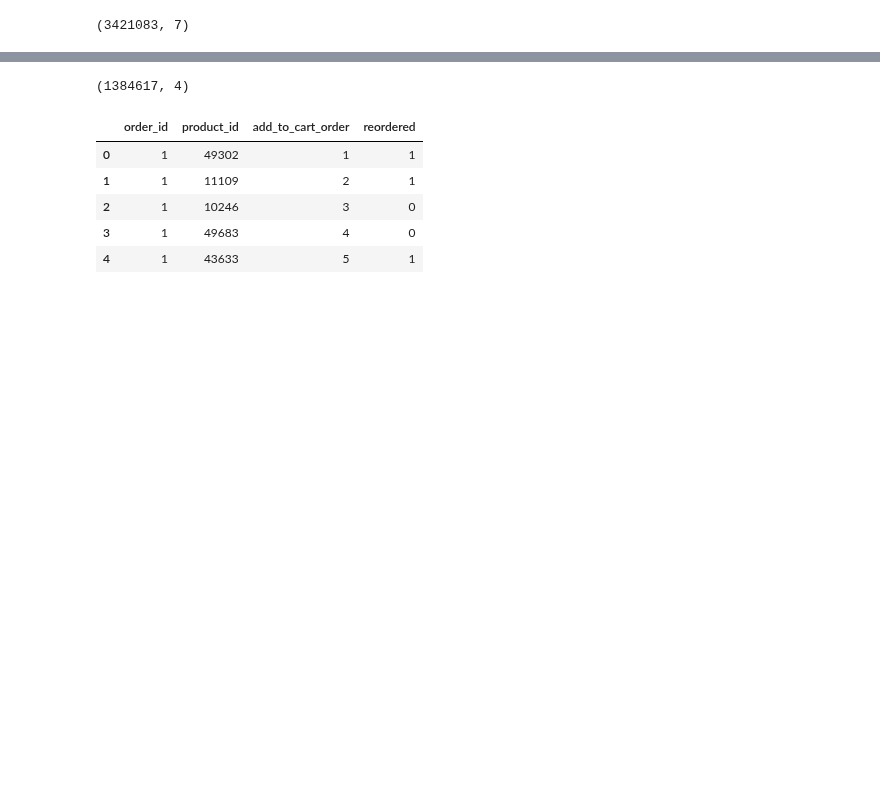
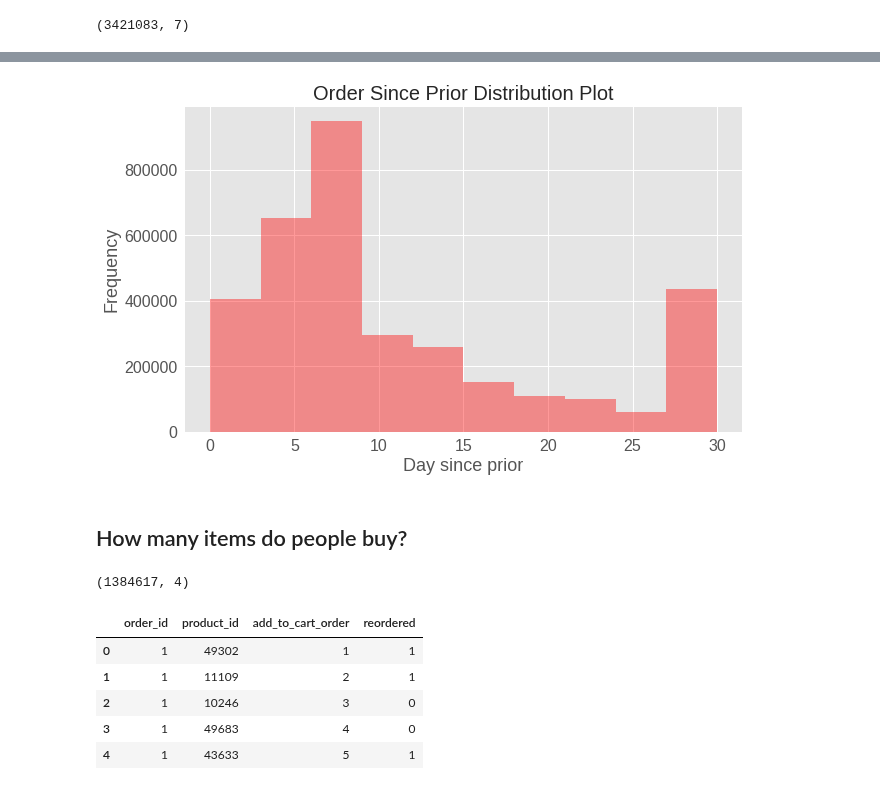
Before and after one commit to alekseisolovev/kaggle, a Jupyter notebook: instacart-market/instacart_market_basket_analysis_eda.ipynb, the cells around one changed output, grey strips where cells are left out. Drawn from its saved outputs; the diff is of its cells as text; code cells hidden in the pictures; blank space fills up the shorter version.

```diff
--- a/instacart-market/instacart_market_basket_analysis_eda.ipynb
+++ b/instacart-market/instacart_market_basket_analysis_eda.ipynb
@@ -28,3 +41,17 @@ orders.head()
+# %%
+fig = plt.figure(figsize=(10,6))
+plt.tick_params(labelsize=16)
+
+sns.distplot(orders.days_since_prior_order, bins=10, kde=False, color='red')
+
+plt.xlabel('Day since prior', fontsize=18)
+plt.ylabel('Frequency', fontsize=18)
+plt.title('Order Since Prior Distribution Plot', fontsize=20)
+plt.show()
+# %% [output]
+[figure, added]
+# %% [markdown]
+## How many items do people buy?
 # %%
 order_products_train = pd.read_csv('order_products_train.csv')
 order_products_train.shape
```
Also changed, not shown: parts of 23 cells of this notebook.
